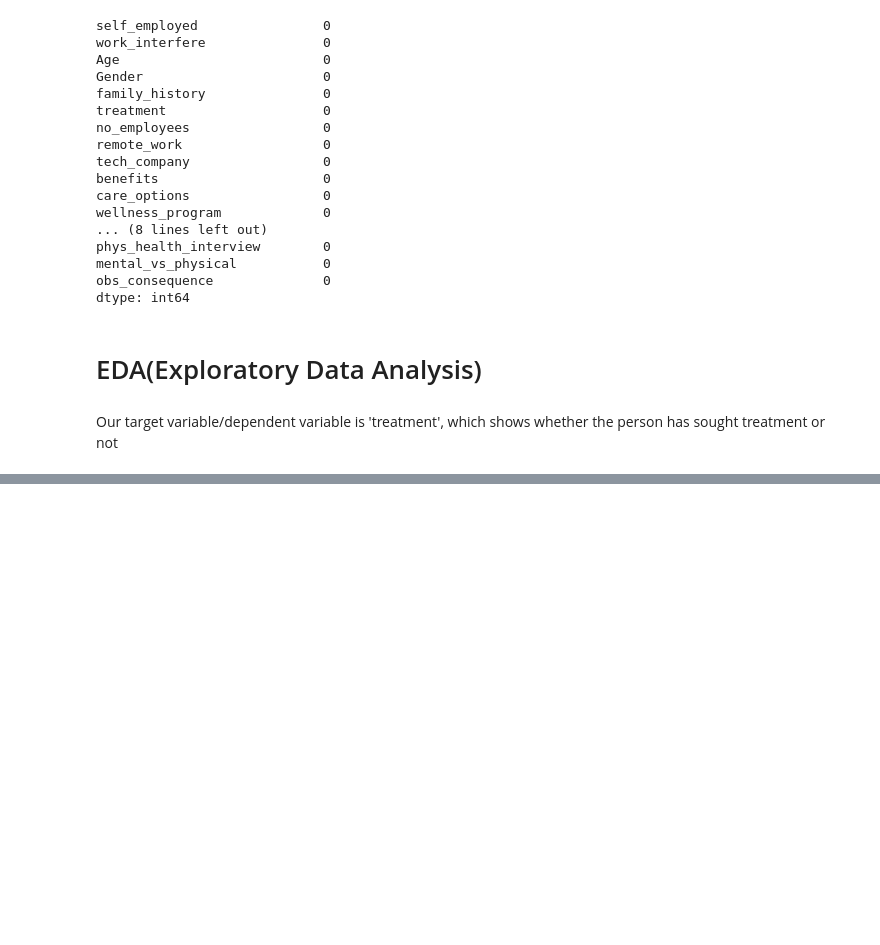
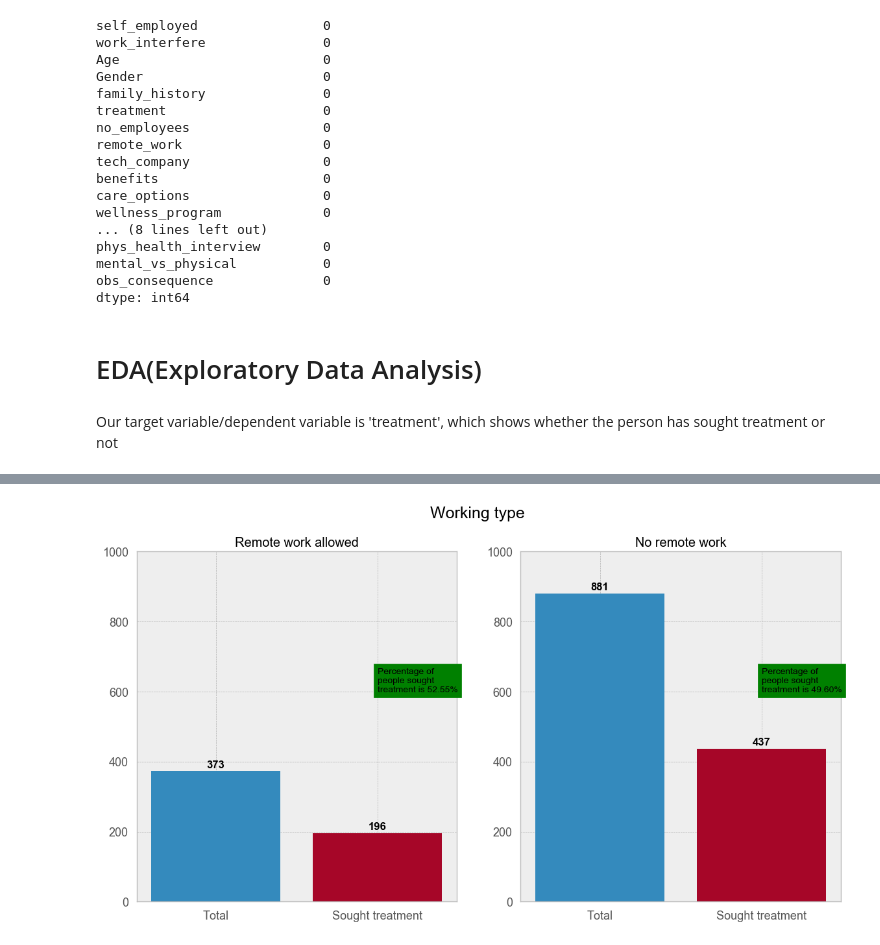
Before and after one commit to aayushsingh12/mental-health-in-tech-prediction, a Jupyter notebook: 01_eda.ipynb, the cells around one changed output, grey strips where cells are left out. Saved outputs shown, nothing was run; the diff lists cells and outputs as text; code cells hidden in the pictures; blank space fills up the shorter version.

```diff
--- a/01_eda.ipynb
+++ b/01_eda.ipynb
@@ -366,0 +457,39 @@ fig, ax=plt.subplots()
+# %%
+plt.style.use("bmh")
+fig, (ax1,ax2)=plt.subplots(1,2,figsize=(14,7))
+for ax in [ax1, ax2]:
+    ax.set_ylim([0, 1000])
+
+remote_yes=transformed_df[transformed_df["remote_work"]=="Yes"]
+remote_no=transformed_df[transformed_df["remote_work"]=="No"]
+
+treated_yes=remote_yes[remote_yes["treatment"]=="Yes"]
+treated_no=remote_no[remote_no["treatment"]=="Yes"]
+
+ax1.bar("Total", len(remote_yes))
+ax1.bar("Sought treatment", len(remote_yes[remote_yes["treatment"]=="Yes"]))
+
+ax2.bar("Total", len(remote_no))
+ax2.bar("Sought treatment", len(remote_no[remote_no["treatment"]=="Yes"]))
+
+for ax in [ax1, ax2]:
+    for bar in ax.patches:
+        height = bar.get_height()
+        ax.text(
+            bar.get_x() + bar.get_width() / 2,
+            height + 10,
+            int(height),
+            ha='center',
+            fontsize=12,
+            weight='bold'
+        )
+ax1.set(title="Remote work allowed")
+ax2.set(title="No remote work")
+
+ax1.text("Sought treatment", 600, f"Percentage of \npeople sought \ntreatment is {(len(treated_yes)/len(remote_yes))*100:.2f}%",backgroundcolor="green")
+ax2.text("Sought treatment", 600, f"Percentage of \npeople sought \ntreatment is {(len(treated_no)/len(remote_no))*100:.2f}%",backgroundcolor="green")
+
+plt.suptitle("Working type", fontsize=18, fontweight=12)
+plt.show()
+# %% [output]
+[figure, added]
```
Also changed, not shown: parts of 39 cells of this notebook.
